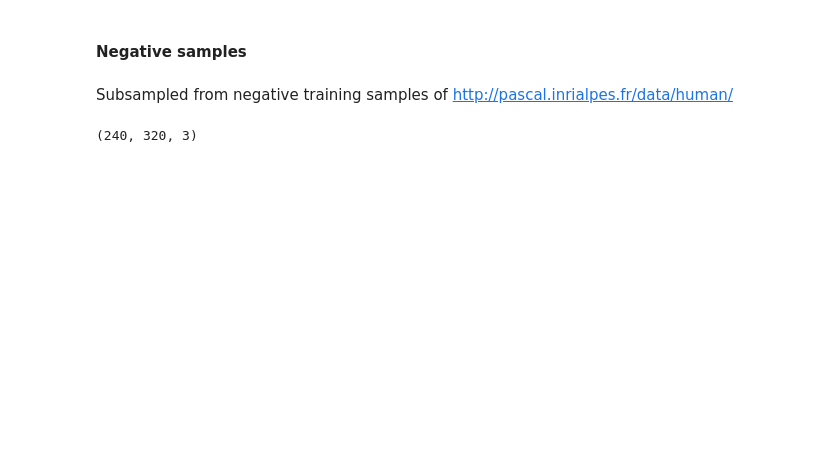
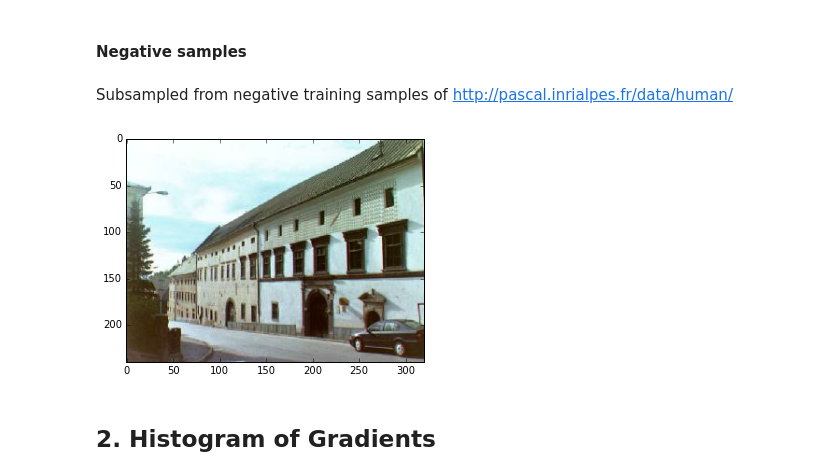
Before and after one commit to JeromeWynne/HOGs, a Jupyter notebook: Replicating-Dalal-Triggs.ipynb, the cells around one changed output. Saved outputs shown, nothing was run; the diff lists cells and outputs as text; code cells hidden in the pictures; blank space fills up the shorter version.

```diff
--- a/Replicating-Dalal-Triggs.ipynb
+++ b/Replicating-Dalal-Triggs.ipynb
@@ -133,7 +137,8 @@ neg_fps = glob.glob('./data/INRIAPerson/Train/neg/*')
 neg_imgs = np.array([imread(img_fp) for img_fp in neg_fps])
 # %%
 # Extract 64x128 subsamples from these images (~ 10k - 15k)
+plt.imshow(neg_imgs[42]);
+# %% [output]
+[figure, added]
-# %%
-neg_imgs[0].shape
-# %% [output]
-(240, 320, 3)
+# %% [markdown]
+## 2. Histogram of Gradients
```
Also changed, not shown: parts of 9 cells of this notebook, 1 other file.
